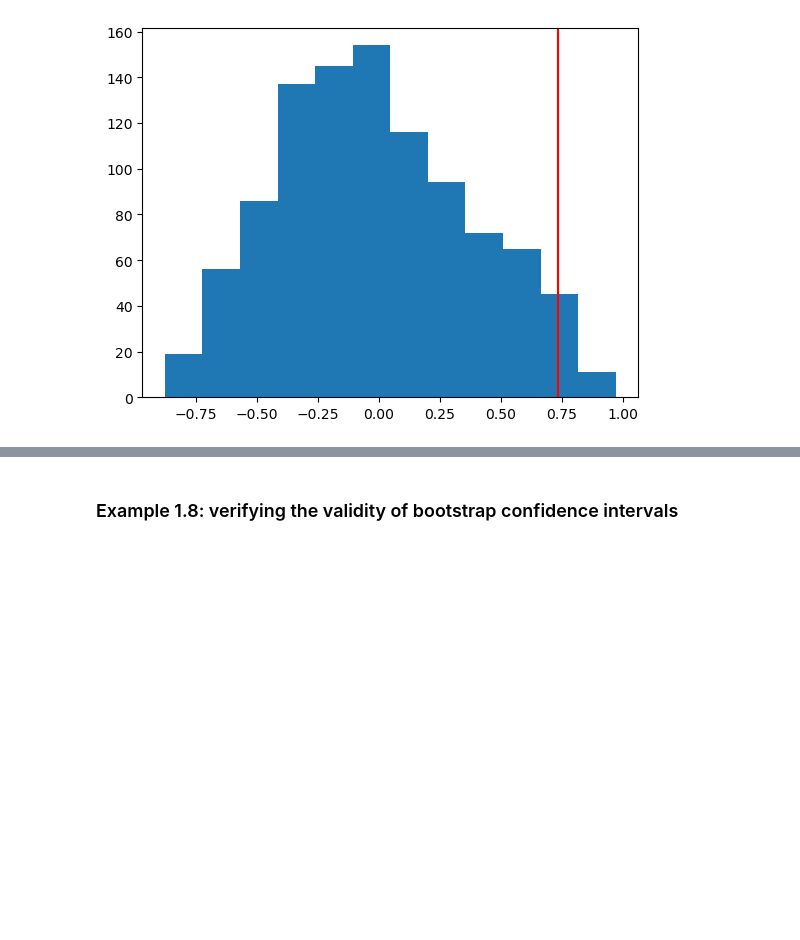
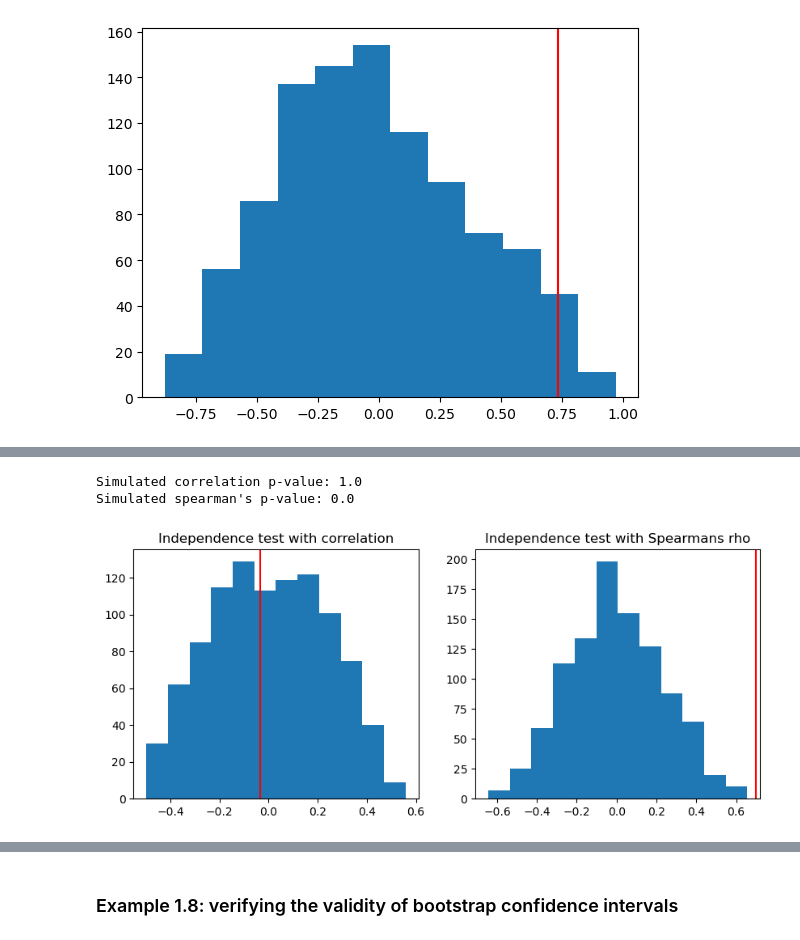
Before and after one commit to moran-teaching/stat486-website, a Jupyter notebook: nb/lec1.ipynb, the cells around one changed output, grey strips where cells are left out. Drawn from its saved outputs; the diff is of its cells as text; code cells hidden in the pictures; blank space fills up the shorter version.

```diff
--- a/nb/lec1.ipynb
+++ b/nb/lec1.ipynb
@@ -203,0 +242,42 @@ The bootstrap is a useful tool to approximate the uncertainty associated with an
+# %%
+# correlation of original data
+obs_corr = np.corrcoef(x, y)[0,1]
+# spearman rho
+rank_x = stats.rankdata(x)
+rank_y = stats.rankdata(y)
+obs_spearman = np.corrcoef(rank_x, rank_y)[0,1]
+
+n_sim = 1000
+
+null_corr = np.zeros(n_sim)
+null_spearman = np.zeros(n_sim)
+
+for cur_sim in range(n_sim):
+
+    x_shuffle = np.random.choice(x, n, replace=False)
+    null_corr[cur_sim] = np.corrcoef(x_shuffle, y)[0, 1]
+    rank_x = stats.rankdata(x_shuffle)
+    null_spearman[cur_sim] = np.corrcoef(rank_x, rank_y)[0, 1]
+
+# Calculating the proportion of simulations where the absolute correlation is greater than obs_corr
+corr_pval = np.sum(np.abs(null_corr) >= obs_corr) / n_sim
+print(f"Simulated correlation p-value: {corr_pval}")
+
+spearman_pval = np.sum(np.abs(null_spearman) >= obs_spearman) / n_sim
+print(f"Simulated spearman's p-value: {spearman_pval}")
+
+fig, (ax1, ax2) = plt.subplots(1, 2, figsize=(10, 4))
+
+ax1.hist(null_corr, bins=12)
+ax1.axvline(obs_corr, color='red')
+ax1.set_title('Independence test with correlation')
+
+ax2.hist(null_spearman, bins=12)
+ax2.axvline(obs_spearman, color='red')
+ax2.set_title('Independence test with Spearmans rho')
+
+plt.show()
+# %% [output]
+Simulated correlation p-value: 1.0
+Simulated spearman's p-value: 0.0
+[figure, added]
```
Also changed, not shown: parts of 32 cells of this notebook, 52 other files.
